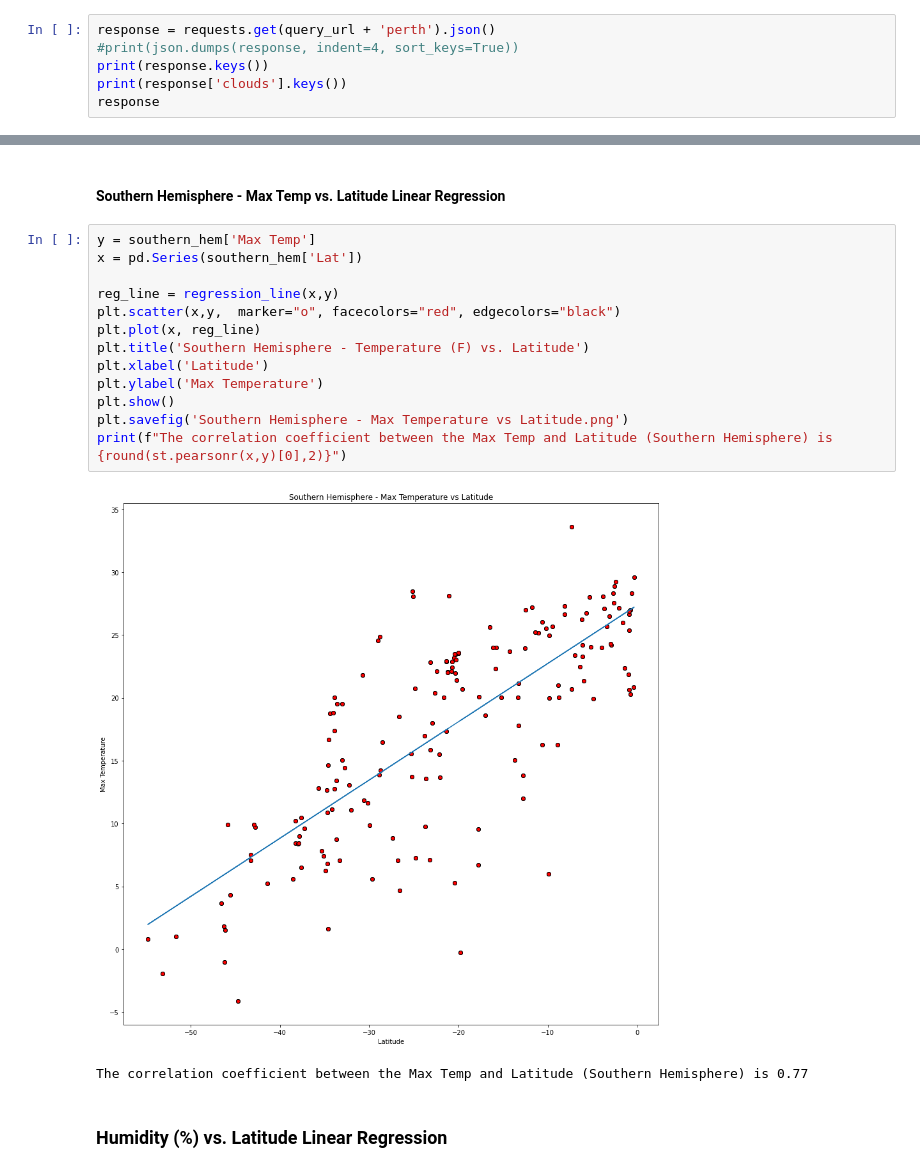
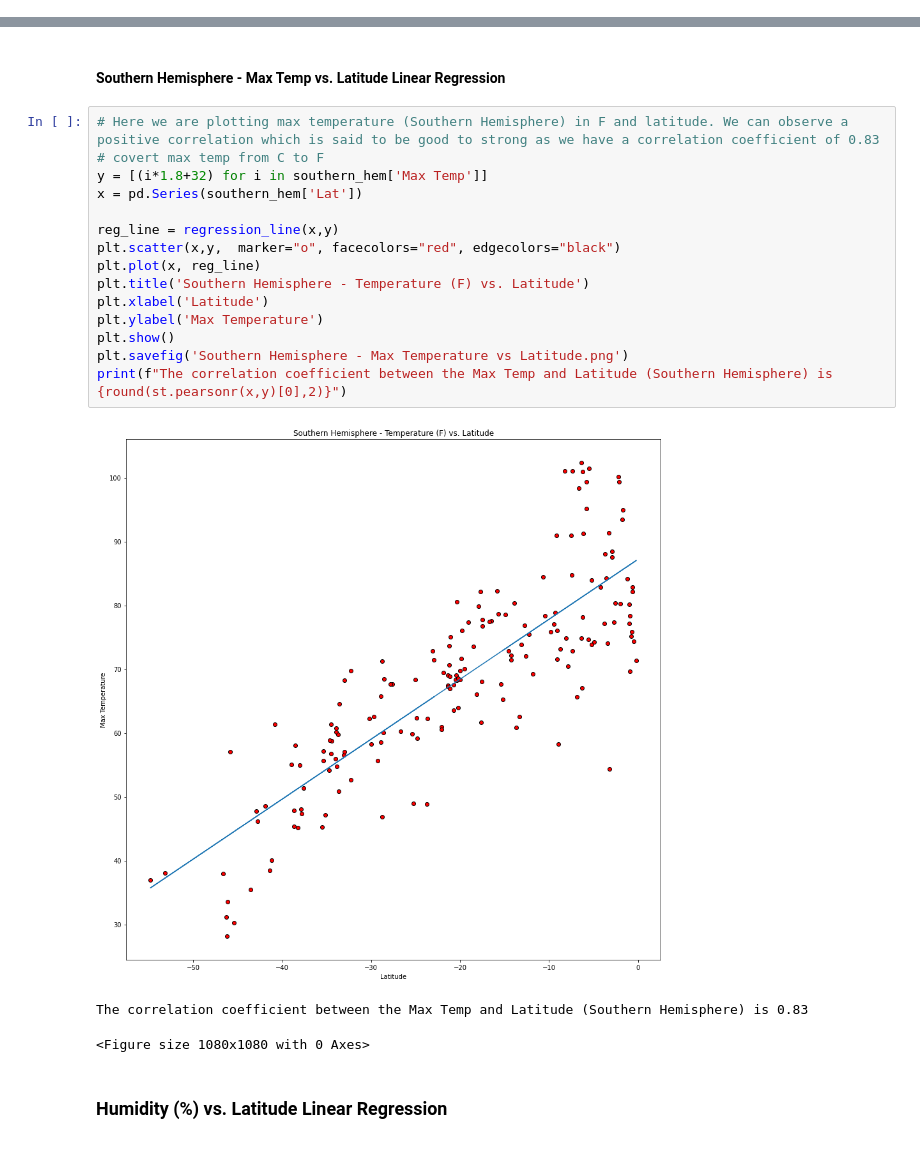
Before and after one commit to rajivwick/HomeWork--PythonAPI, a Jupyter notebook: starter_code/WeatherPy.ipynb, the cells around one changed output, grey strips where cells are left out. Cells and saved outputs as stored; diff of their text form.

```diff
--- a/starter_code/WeatherPy.ipynb
+++ b/starter_code/WeatherPy.ipynb
@@ -65,9 +62,3 @@ units = "metric"
 
 # Build partial query URL
 query_url = f"{url}appid={weather_api_key}&units={units}&q="
-# %%
-response = requests.get(query_url + 'perth').json()
-#print(json.dumps(response, indent=4, sort_keys=True))
-print(response.keys())
-print(response['clouds'].keys())
-response
@@ -349,21 +334,24 @@ The correlation coefficient between the Max Temp and Latitude (Northern Hemisphe
 # %% [markdown]
 ####  Southern Hemisphere - Max Temp vs. Latitude Linear Regression
 # %%
-y = southern_hem['Max Temp']
+# Here we are plotting max temperature (Southern Hemisphere) in F and latitude. We can observe a positive correlation which is said to be good to strong as we have a correlation coefficient of 0.83
+# covert max temp from C to F
+y = [(i*1.8+32) for i in southern_hem['Max Temp']]
 x = pd.Series(southern_hem['Lat'])
 
 reg_line = regression_line(x,y)
 plt.scatter(x,y,  marker="o", facecolors="red", edgecolors="black")
 plt.plot(x, reg_line)
 plt.title('Southern Hemisphere - Temperature (F) vs. Latitude')
 plt.xlabel('Latitude')
 plt.ylabel('Max Temperature')
 plt.show()
 plt.savefig('Southern Hemisphere - Max Temperature vs Latitude.png')
 print(f"The correlation coefficient between the Max Temp and Latitude (Southern Hemisphere) is {round(st.pearsonr(x,y)[0],2)}")
 # %% [output]
-[figure, old version]
+[figure, new version]
-The correlation coefficient between the Max Temp and Latitude (Southern Hemisphere) is 0.77
+The correlation coefficient between the Max Temp and Latitude (Southern Hemisphere) is 0.83
+<Figure size 1080x1080 with 0 Axes>
 # %% [markdown]
 ### Humidity (%) vs. Latitude Linear Regression
 # %% [markdown]
```
Also changed, not shown: parts of 19 cells of this notebook, 13 other files.
